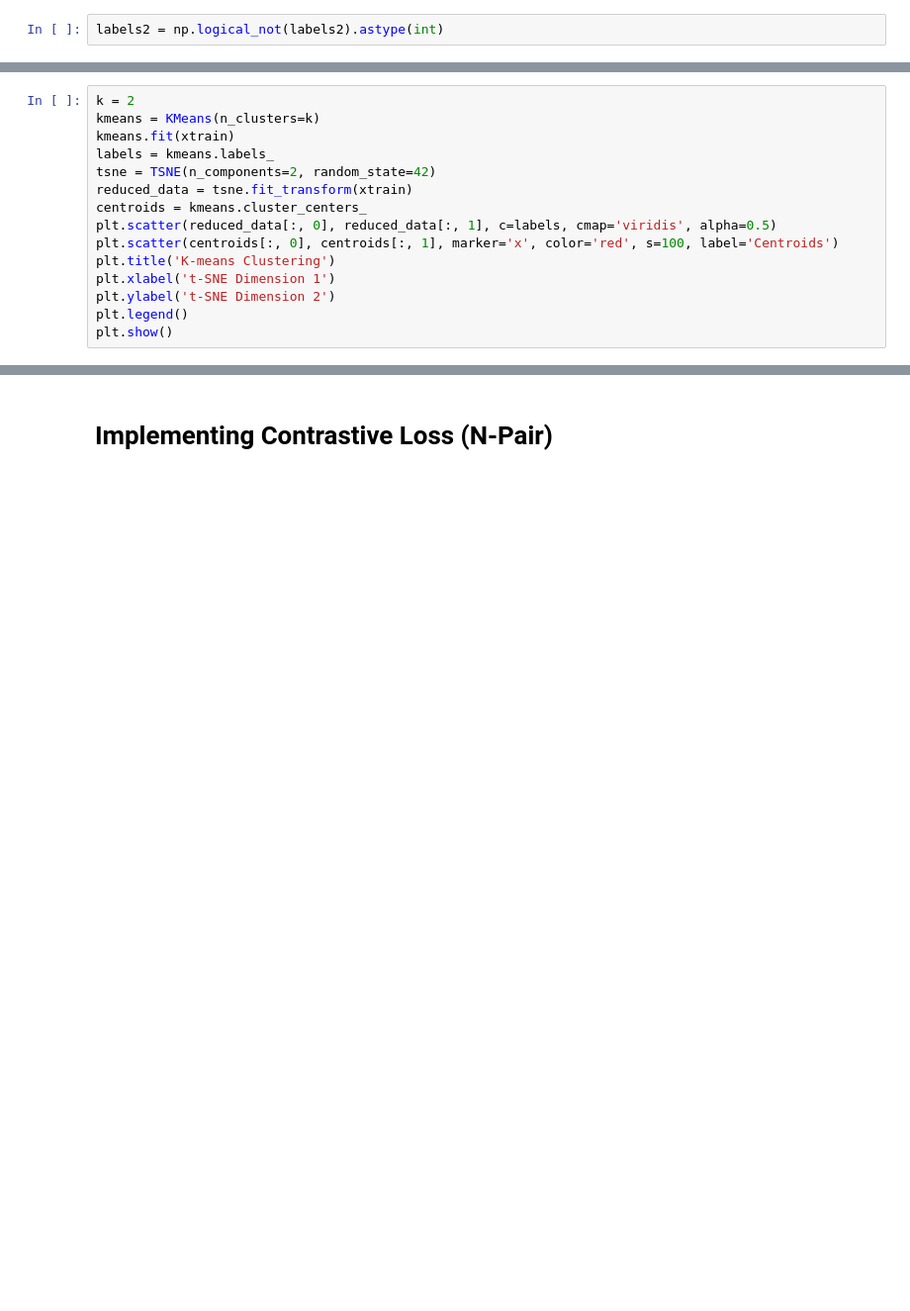
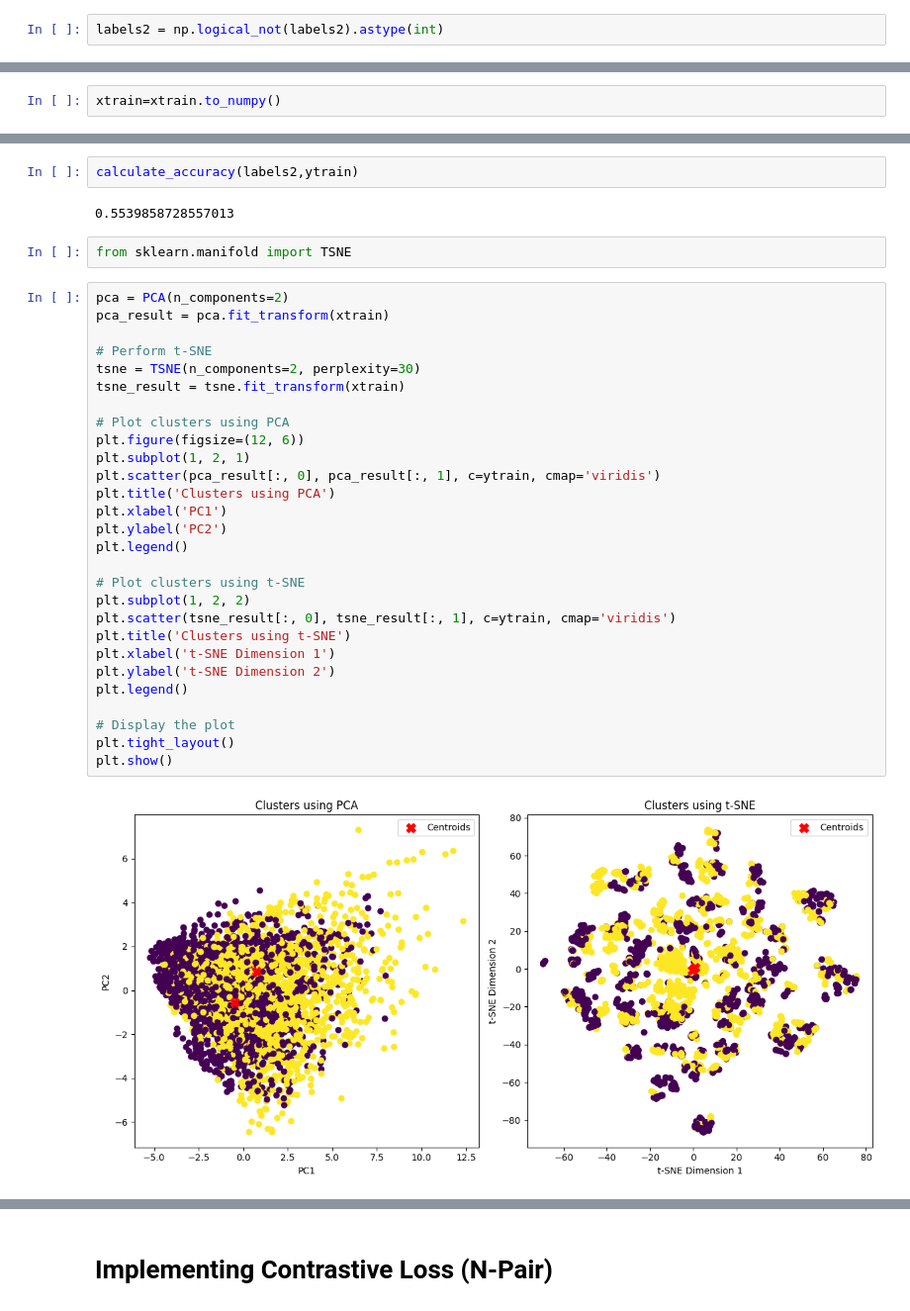
Before and after one commit to midnightripper/losses, a Jupyter notebook: 2syllabled copy.ipynb, the cells around one changed output, grey strips where cells are left out. Shown at 99% size. Saved outputs shown, nothing was run; the diff lists cells and outputs as text; blank space fills up the shorter version.

```diff
--- a/2syllabled copy.ipynb
+++ b/2syllabled copy.ipynb
@@ -203,15 +183,0 @@ plt.show()
-# %%
-k = 2
-kmeans = KMeans(n_clusters=k)
-kmeans.fit(xtrain)
-labels = kmeans.labels_
-tsne = TSNE(n_components=2, random_state=42)
-reduced_data = tsne.fit_transform(xtrain)
-centroids = kmeans.cluster_centers_
-plt.scatter(reduced_data[:, 0], reduced_data[:, 1], c=labels, cmap='viridis', alpha=0.5)
-plt.scatter(centroids[:, 0], centroids[:, 1], marker='x', color='red', s=100, label='Centroids')
-plt.title('K-means Clustering')
-plt.xlabel('t-SNE Dimension 1')
-plt.ylabel('t-SNE Dimension 2')
-plt.legend()
-plt.show()
@@ -219,0 +188,2 @@ plt.show()
+# %%
+xtrain=xtrain.to_numpy()
@@ -219,0 +383,36 @@ plt.show()
+# %%
+calculate_accuracy(labels2,ytrain)
+# %% [output]
+0.5539858728557013
+# %%
+from sklearn.manifold import TSNE
+# %%
+pca = PCA(n_components=2)
+pca_result = pca.fit_transform(xtrain)
+
+# Perform t-SNE
+tsne = TSNE(n_components=2, perplexity=30)
+tsne_result = tsne.fit_transform(xtrain)
+
+# Plot clusters using PCA
+plt.figure(figsize=(12, 6))
+plt.subplot(1, 2, 1)
+plt.scatter(pca_result[:, 0], pca_result[:, 1], c=ytrain, cmap='viridis')
+plt.title('Clusters using PCA')
+plt.xlabel('PC1')
+plt.ylabel('PC2')
+plt.legend()
+
+# Plot clusters using t-SNE
+plt.subplot(1, 2, 2)
+plt.scatter(tsne_result[:, 0], tsne_result[:, 1], c=ytrain, cmap='viridis')
+plt.title('Clusters using t-SNE')
+plt.xlabel('t-SNE Dimension 1')
+plt.ylabel('t-SNE Dimension 2')
+plt.legend()
+
+# Display the plot
+plt.tight_layout()
+plt.show()
+# %% [output]
+[figure, added]
```
Also changed, not shown: parts of 35 cells of this notebook, 1 other file.
